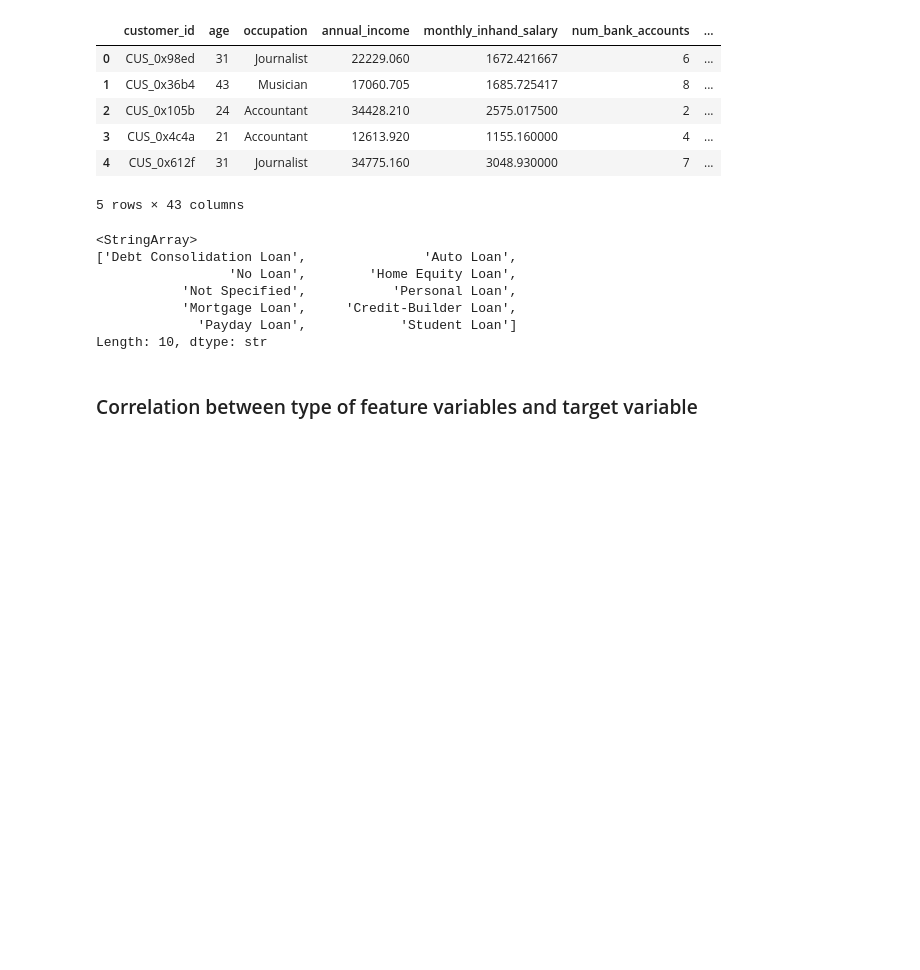
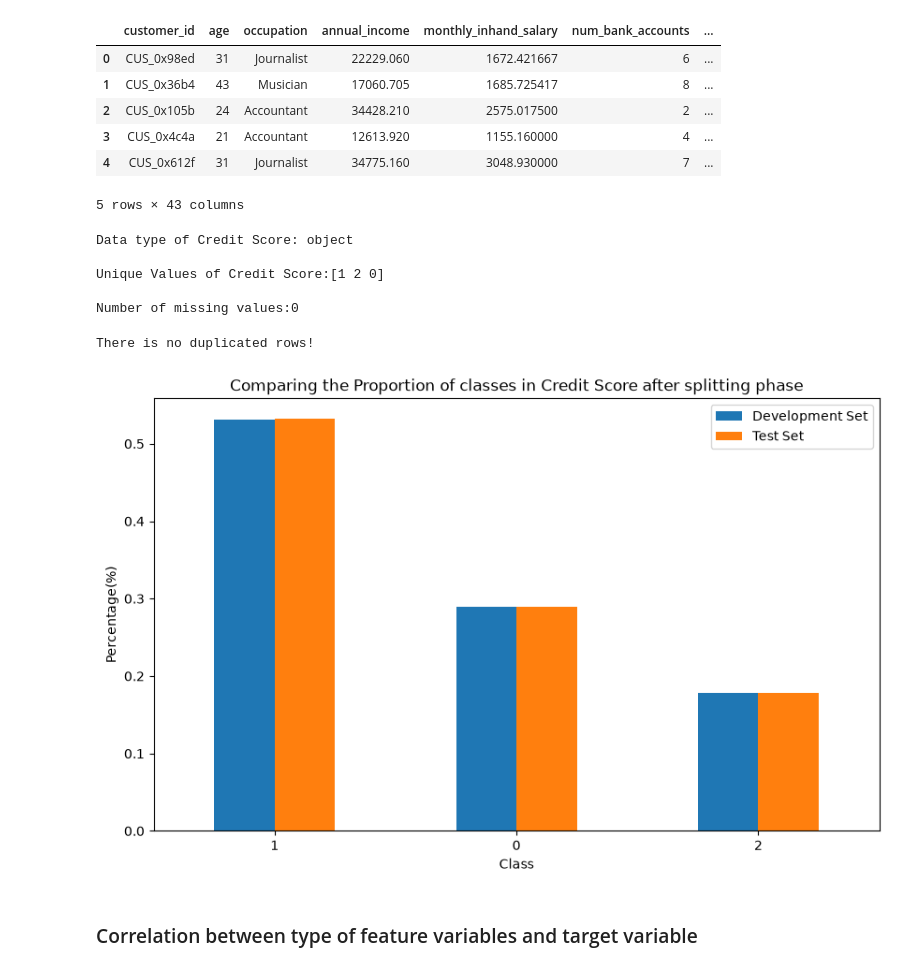
Before and after one commit to pewpy376/credit-score-classification, a Jupyter notebook: 02_model_pipeline.ipynb, the cells around one changed output. Drawn from its saved outputs; the diff is of its cells as text; code cells hidden in the pictures; blank space fills up the shorter version.

Commit message:
feat(split): Completed spliting dataset into Train/Validate/Test Set

```diff
--- a/02_model_pipeline.ipynb
+++ b/02_model_pipeline.ipynb
@@ -133,18 +137,61 @@ df.head()
 | 3 | CUS_0x4c4a | 21 | Accountant | 12613.920 | 1155.160000 | 4 | ... |
 | 4 | CUS_0x612f | 31 | Journalist | 34775.160 | 3048.930000 | 7 | ... |
 5 rows × 43 columns
+# %%
+# Check on the values of target variables: Credit_score
+
+print(f'Data type of Credit Score: {df['credit_score'].dtype}\n')
+print(f'Unique Values of Credit Score:{df['credit_score'].unique()}\n')
+print(f'Number of missing values:{df['credit_score'].isna().sum()}')
+# %% [output]
+Data type of Credit Score: object
+
+Unique Values of Credit Score:[1 2 0]
+
+Number of missing values:0
 # %%
-# test
+# Splitting data
 
-df['last_loan_1'].unique()
+y = df['credit_score'].astype('int16')
+groups = df['customer_id']
+X = df.drop(columns = ['credit_score', 'customer_id'])
+
+sgkf = StratifiedGroupKFold(n_splits = 5, shuffle = True, random_state = 42)
+
+dev_idx, test_idx = next(sgkf.split(X, y, groups = groups))
+
+X_dev, X_test = X.iloc[dev_idx], X.iloc[test_idx]
+y_dev, y_test = y.iloc[dev_idx], y.iloc[test_idx]
+groups_dev = groups.iloc[dev_idx]
-# %% [output]
-<StringArray>
-['Debt Consolidation Loan',               'Auto Loan',
-                 'No Loan',        'Home Equity Loan',
-           'Not Specified',           'Personal Loan',
-           'Mortgage Loan',     'Credit-Builder Loan',
-             'Payday Loan',            'Student Loan']
-Length: 10, dtype: str
+# %%
+# Check on the distributions
+
+groups_test = groups.iloc[test_idx]
+
+dev_customers = set(groups_dev)
+test_customers = set(groups_test)
+
+overlap = dev_customers.intersection(test_customers)
+
+print(f"Numbers of duplications:{len(overlap)}") if len(overlap) > 0 else print("There is no duplicated row!")
+
+# Visualization
+
+dev_counts = y_dev.value_counts(normalize = True)
+test_counts = y_test.value_counts(normalize = True)
+
+df_compared = pd.DataFrame({'Development Set':dev_counts, 'Test Set': test_counts})
+df_compared.plot(kind = 'bar', figsize =(10,6))
+
+plt.title('Comparing the Proportion of classes in Credit Score after splitting phase')
+plt.xlabel('Class')
+plt.ylabel('Percentage(%)')
+plt.xticks(rotation = 0)
+
+plt.show()
+# %% [output]
+There is no duplicated rows!
+[figure, added]
 # %% [markdown]
 ### Correlation between type of feature variables and target variable
 # %%
```
Also changed, not shown: parts of 2 cells of this notebook.
